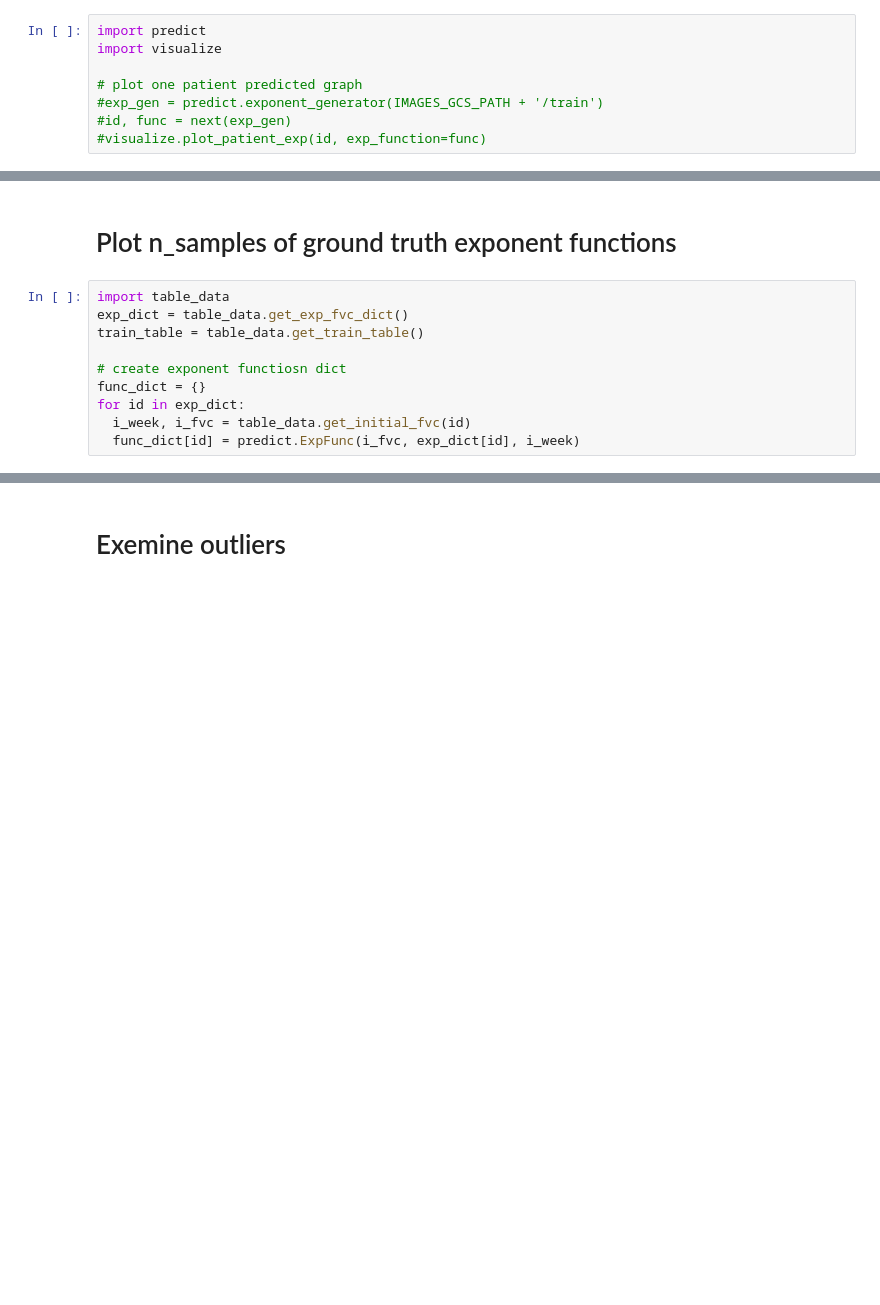
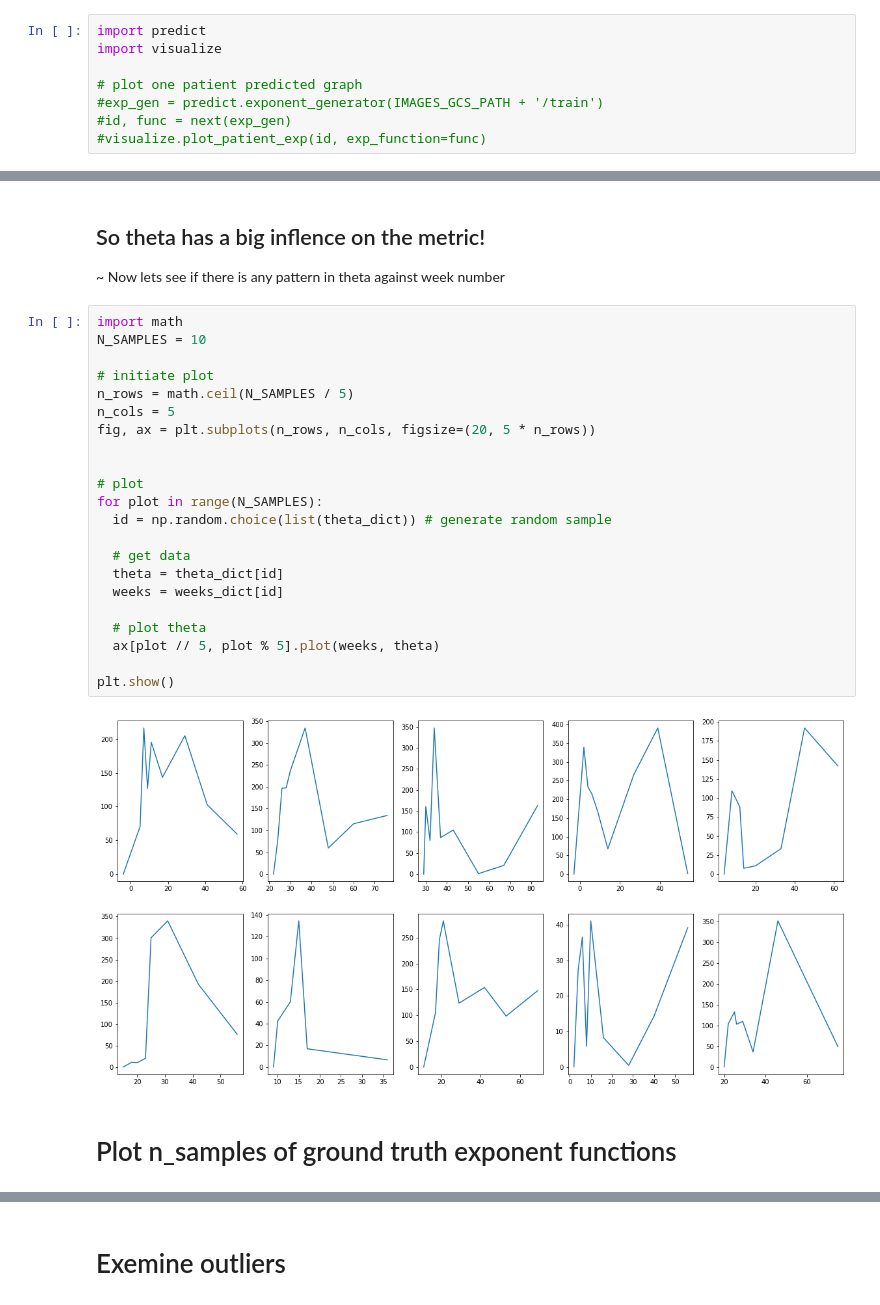
Before and after one commit to omerhac/osic-fibrosis, a Jupyter notebook: exponent_functions_eda.ipynb, the cells around one changed output, grey strips where cells are left out. Saved outputs shown, nothing was run; the diff lists cells and outputs as text; blank space fills up the shorter version.

```diff
--- a/exponent_functions_eda.ipynb
+++ b/exponent_functions_eda.ipynb
@@ -33,13 +96,30 @@ import visualize
+# %% [markdown]
+## So theta has a big inflence on the metric!
+~ Now lets see if there is any pattern in theta against week number
+# %%
+import math
+N_SAMPLES = 10
+
+# initiate plot
+n_rows = math.ceil(N_SAMPLES / 5)
+n_cols = 5
+fig, ax = plt.subplots(n_rows, n_cols, figsize=(20, 5 * n_rows))
+
+
+# plot
+for plot in range(N_SAMPLES):
+  id = np.random.choice(list(theta_dict)) # generate random sample
+
+  # get data
+  theta = theta_dict[id]
+  weeks = weeks_dict[id]
+
+  # plot theta
+  ax[plot // 5, plot % 5].plot(weeks, theta)
+
+plt.show()
+# %% [output]
+[figure, added]
 # %% [markdown]
 # Plot n_samples of ground truth exponent functions
-# %%
-import table_data
-exp_dict = table_data.get_exp_fvc_dict()
-train_table = table_data.get_train_table()
-
-# create exponent functiosn dict
-func_dict = {}
-for id in exp_dict:
-  i_week, i_fvc = table_data.get_initial_fvc(id)
-  func_dict[id] = predict.ExpFunc(i_fvc, exp_dict[id], i_week)
 # %%
```
Also changed, not shown: parts of 18 cells of this notebook.
